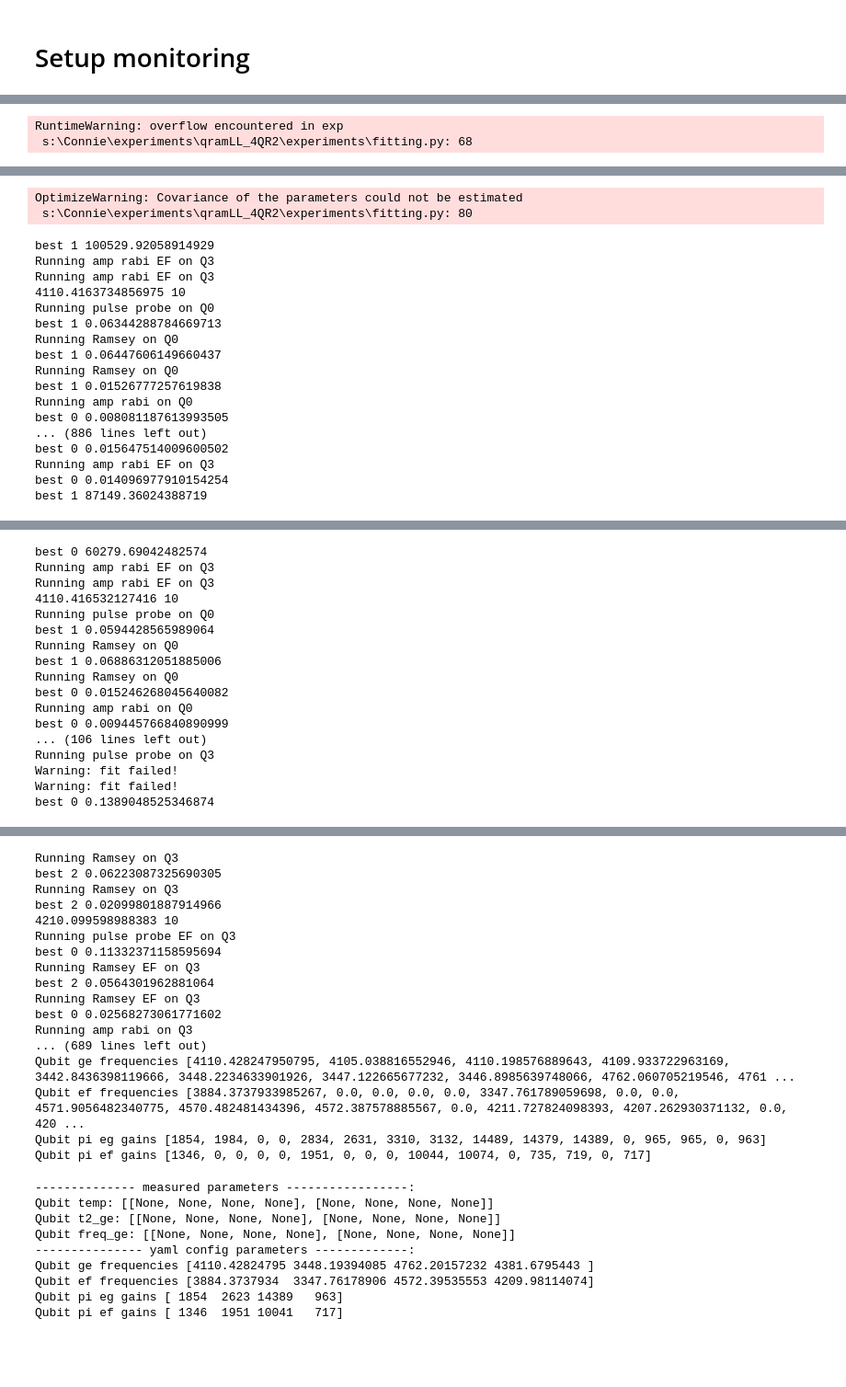
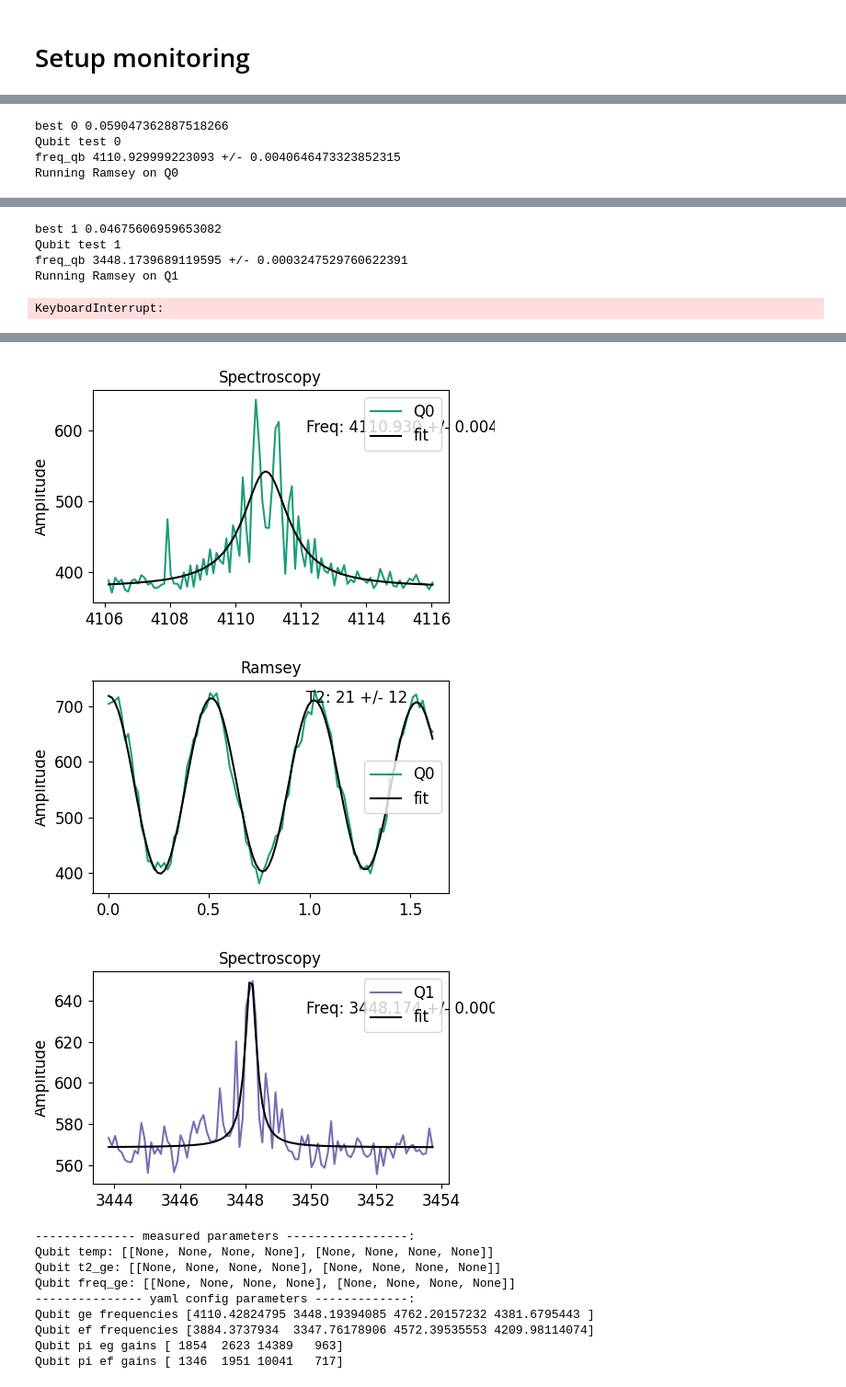
Before and after one commit to SchusterLab/qram_tprocv1_expts, a Jupyter notebook: Monitoring.ipynb, the cells around one changed output, grey strips where cells are left out. Shown at 92% size. Saved outputs shown, nothing was run; the diff lists cells and outputs as text; code cells hidden in the pictures; blank space fills up the shorter version.

```diff
--- a/Monitoring.ipynb
+++ b/Monitoring.ipynb
@@ -63,3 +83,3 @@ mono = Monitoring(param_dict=param, live_plot=True)
 # %%
-mono.monitor_all(reset=True)
+mono.measure_all(debug=True)
 # %% [output]
@@ -83,2 +89,4 @@ best 0 0.006335891619921146
-RuntimeWarning: overflow encountered in exp
- s:\Connie\experiments\qramLL_4QR2\experiments\fitting.py: 68
+best 0 0.059047362887518266
+Qubit test 0
+freq_qb 4110.929999223093 +/- 0.0040646473323852315
+Running Ramsey on Q0
@@ -121,19 +106,5 @@ best 0 98072.52026620913
-OptimizeWarning: Covariance of the parameters could not be estimated
- s:\Connie\experiments\qramLL_4QR2\experiments\fitting.py: 80
+best 1 0.04675606959653082
+Qubit test 1
+freq_qb 3448.1739689119595 +/- 0.0003247529760622391
+Running Ramsey on Q1
-best 1 100529.92058914929
-Running amp rabi EF on Q3
-Running amp rabi EF on Q3
-4110.4163734856975 10
-Running pulse probe on Q0
-best 1 0.06344288784669713
-Running Ramsey on Q0
-best 1 0.06447606149660437
-Running Ramsey on Q0
-best 1 0.01526777257619838
-Running amp rabi on Q0
-best 0 0.008081187613993505
-... (886 lines left out)
-best 0 0.015647514009600502
-Running amp rabi EF on Q3
-best 0 0.014096977910154254
-best 1 87149.36024388719
+KeyboardInterrupt:
@@ -142,17 +110,0 @@ RuntimeWarning: overflow encountered in multiply
-best 0 60279.69042482574
-Running amp rabi EF on Q3
-Running amp rabi EF on Q3
-4110.416532127416 10
-Running pulse probe on Q0
-best 1 0.0594428565989064
-Running Ramsey on Q0
-best 1 0.06886312051885006
-Running Ramsey on Q0
-best 0 0.015246268045640082
-Running amp rabi on Q0
-best 0 0.009445766840890999
-... (106 lines left out)
-Running pulse probe on Q3
-Warning: fit failed!
-Warning: fit failed!
-best 0 0.1389048525346874
@@ -161,20 +111,6 @@ OptimizeWarning: Covariance of the parameters could not be estimated
-Running Ramsey on Q3
-best 2 0.06223087325690305
-Running Ramsey on Q3
-best 2 0.02099801887914966
-4210.099598988383 10
-Running pulse probe EF on Q3
-best 0 0.11332371158595694
-Running Ramsey EF on Q3
-best 2 0.0564301962881064
-Running Ramsey EF on Q3
-best 0 0.02568273061771602
-Running amp rabi on Q3
-... (689 lines left out)
-Qubit ge frequencies [4110.428247950795, 4105.038816552946, 4110.198576889643, 4109.933722963169, 3442.8436398119666, 3448.2234633901926, 3447.122665677232, 3446.8985639748066, 4762.060705219546, 4761 ...
-Qubit ef frequencies [3884.3737933985267, 0.0, 0.0, 0.0, 0.0, 3347.761789059698, 0.0, 0.0, 4571.9056482340775, 4570.482481434396, 4572.387578885567, 0.0, 4211.727824098393, 4207.262930371132, 0.0, 420 ...
-Qubit pi eg gains [1854, 1984, 0, 0, 2834, 2631, 3310, 3132, 14489, 14379, 14389, 0, 965, 965, 0, 963]
-Qubit pi ef gains [1346, 0, 0, 0, 0, 1951, 0, 0, 0, 10044, 10074, 0, 735, 719, 0, 717]
+[figure, added]
+[figure, added]
+[figure, added]
 # %%
 mono.measure_all(save=False, debug=True)
 # %% [output]
```
Also changed, not shown: parts of 4 cells of this notebook, 5 other files.
